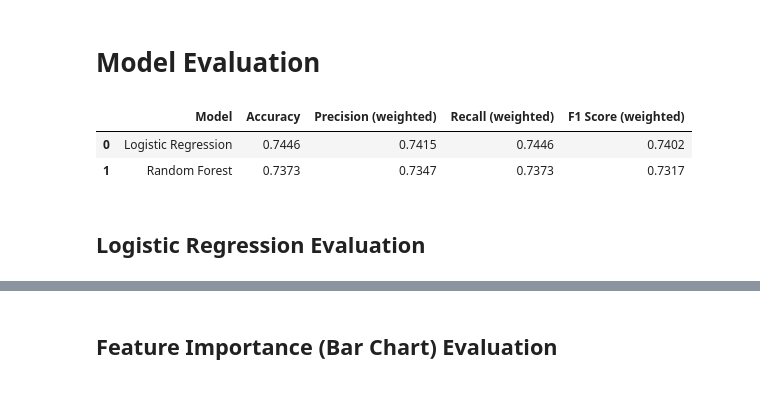
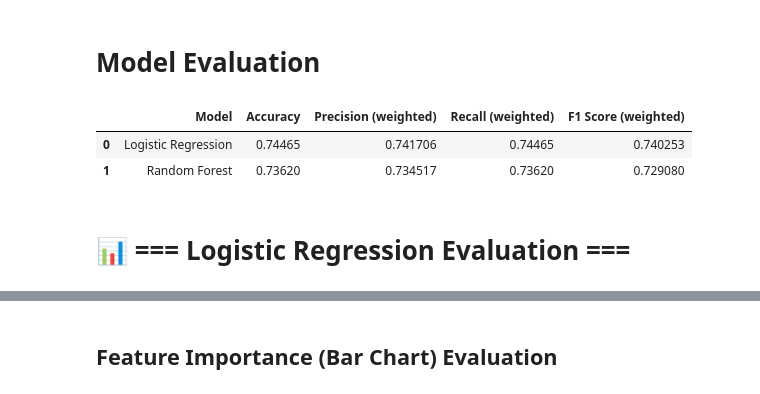
Before and after one commit to datastats01/startup-outcome-analysis, a Jupyter notebook: notebooks/5_data_modelevaluations.ipynb, the cells around one changed output, grey strips where cells are left out. Drawn from its saved outputs; the diff is of its cells as text; code cells hidden in the pictures.

```diff
--- a/notebooks/5_data_modelevaluations.ipynb
+++ b/notebooks/5_data_modelevaluations.ipynb
@@ -1,21 +1,23 @@
 # %% [markdown]
 # Model Evaluation
 # %%
-# Model Comparison Table (reprinted here for ease of information)
+# Import pandas for table
 import pandas as pd
 
+# Create comparison table using actual model results
 comparison = pd.DataFrame({
     "Model": ["Logistic Regression", "Random Forest"],
-    "Accuracy": [0.7446, 0.7373],
-    "Precision (weighted)": [0.7415, 0.7347],
-    "Recall (weighted)": [0.7446, 0.7373],
-    "F1 Score (weighted)": [0.7402, 0.7317]
+    "Accuracy": [0.74465, 0.73620],
+    "Precision (weighted)": [0.741706, 0.734517],
+    "Recall (weighted)": [0.74465, 0.73620],
+    "F1 Score (weighted)": [0.740253, 0.729080]
 })
 
+# Display table
 comparison
 # %% [output]
 |  | Model | Accuracy | Precision (weighted) | Recall (weighted) | F1 Score (weighted) |
-| 0 | Logistic Regression | 0.7446 | 0.7415 | 0.7446 | 0.7402 |
-| 1 | Random Forest | 0.7373 | 0.7347 | 0.7373 | 0.7317 |
+| 0 | Logistic Regression | 0.74465 | 0.741706 | 0.74465 | 0.740253 |
+| 1 | Random Forest | 0.73620 | 0.734517 | 0.73620 | 0.729080 |
 # %% [markdown]
-## Logistic Regression Evaluation
+# 📊 === Logistic Regression Evaluation ===
```
Also changed, not shown: parts of 13 cells of this notebook, 4 other files.
